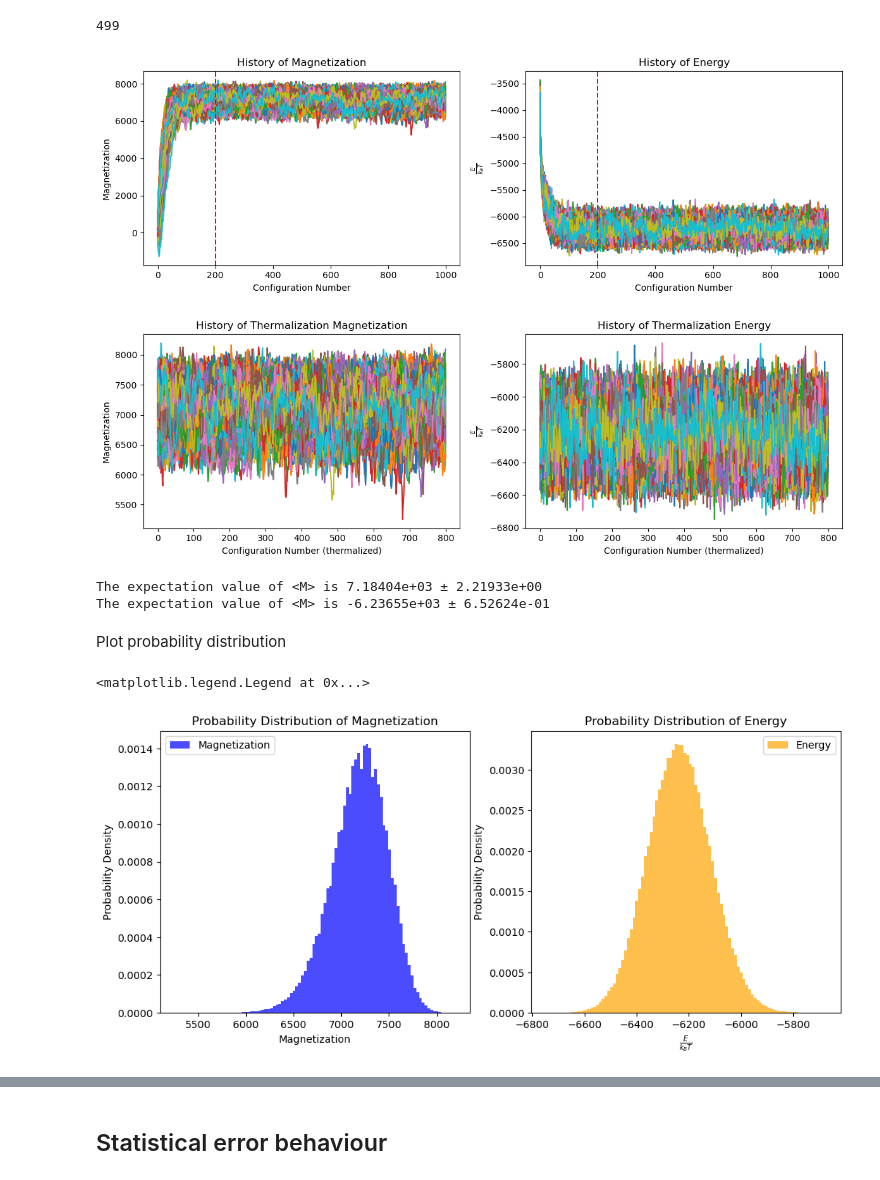
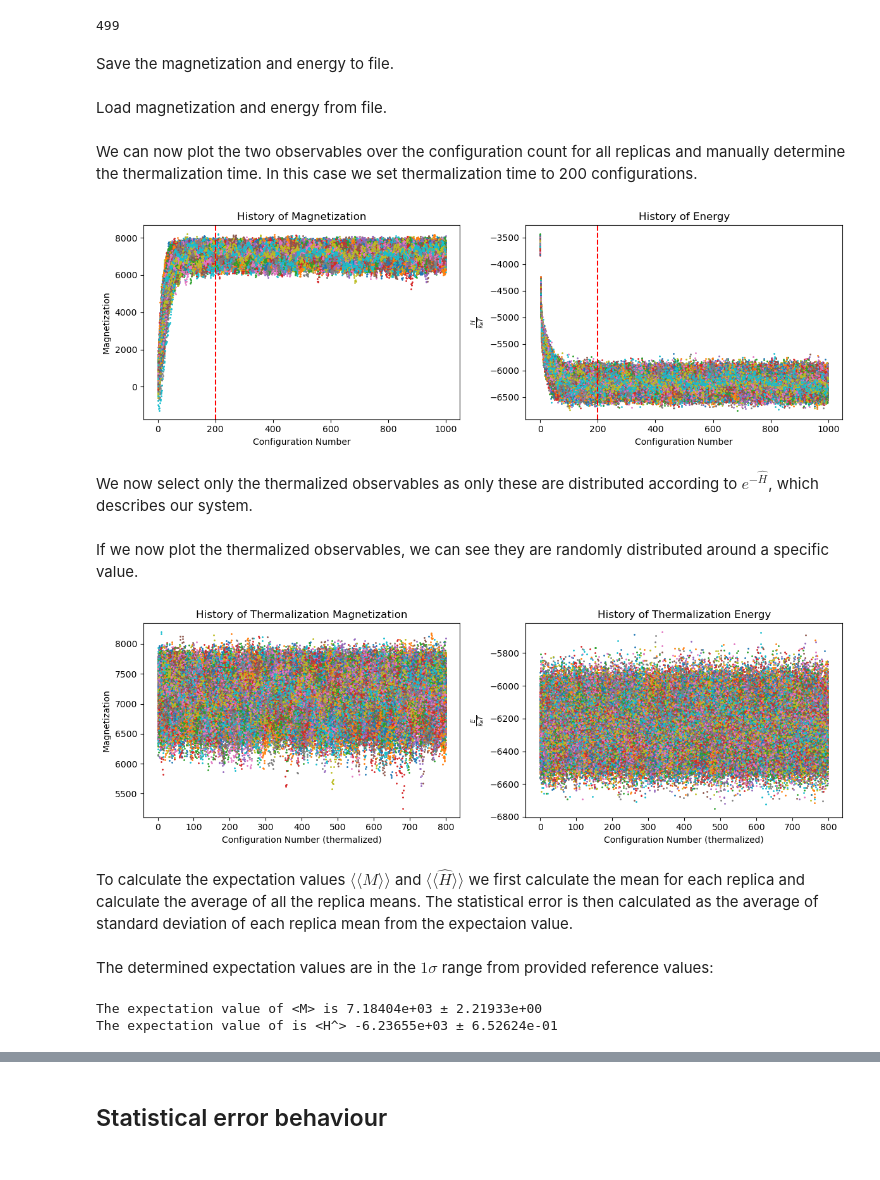
Before and after one commit to Quanta-Dan/comp_phys, a Jupyter notebook: ising.ipynb, the cells around one changed output, grey strips where cells are left out. Cells and saved outputs as stored; diff of their text form; code cells hidden in the pictures.

Commit message:
completed ising first project

```diff
--- a/ising.ipynb
+++ b/ising.ipynb
@@ -145,3 +138,5 @@ for i in range (replica_count):
     energy_replicas.append(energy_history)
 # %% [output]
 499
+# %% [markdown]
+Save the magnetization and energy to file.
@@ -148,17 +146,24 @@ for i in range (replica_count):
+# %% [markdown]
+Load magnetization and energy from file.
+# %%
+magnetization_replicas = np.load(f'ising_output/magnetization_{replica_count}.npy')
+energy_replicas = np.load(f'ising_output/energy_{replica_count}.npy')
+# %% [markdown]
+We can now plot the two observables over the configuration count for all replicas and manually determine the thermalization time. In this case we set thermalization time to 200 configurations.
 # %%
 fig, axes = plt.subplots(1, 2, figsize=(12, 4))
 # Plot Magnetization
 for magnetization_history in magnetization_replicas:
-    axes[0].plot(magnetization_history)
+    axes[0].scatter(range(config_number),magnetization_history, s = 1)
     axes[0].set_xlabel('Configuration Number')
     axes[0].set_ylabel('Magnetization')
     axes[0].set_title('History of Magnetization')
 
 # Plot Energy
 for energy_history in energy_replicas:
-    axes[1].plot(energy_history)
+    axes[1].scatter(range(config_number),energy_history, s = 1)
     axes[1].set_xlabel('Configuration Number')
-    axes[1].set_ylabel(r'$\frac{E}{k_B T}$')
+    axes[1].set_ylabel(r'$\frac{H}{k_B T}$')
     axes[1].set_title('History of Energy')
 
 axes[0].axvline(x=200, color='red', linestyle='--', label='Position 200')
@@ -166,32 +171,38 @@ axes[1].axvline(x=200, color='red', linestyle='--', label='Position 200')
 plt.tight_layout()
 plt.show()
 # %% [output]
-[figure, old version]
+[figure, new version]
+# %% [markdown]
+We now select only the thermalized observables as only these are distributed according to $e^{-\hat{H}}$, which describes our system.
 # %%
 Thermalization_start = 200
 magnetization_replicas_array = np.array(magnetization_replicas)
 energy_replicas_cropped = np.array(energy_replicas)[:,Thermalization_start:]
 magnetization_replicas_cropped = magnetization_replicas_array[:,Thermalization_start:]
+# %% [markdown]
+If we now plot the thermalized observables, we can see they are randomly distributed around a specific value.
 # %%
 fig, axes = plt.subplots(1, 2, figsize=(12, 4))
 # Plot Magnetization
 for i in range(magnetization_replicas_cropped.shape[0]):
-    axes[0].plot(magnetization_replicas_cropped[i,:])
+    axes[0].scatter(range(config_number-Thermalization_start),magnetization_replicas_cropped[i,:], s = 1)
 axes[0].set_xlabel('Configuration Number (thermalized)')
 axes[0].set_ylabel('Magnetization')
 axes[0].set_title('History of Thermalization Magnetization')
 
 # Plot Energy
 for i in range(energy_replicas_cropped.shape[0]):
-    axes[1].plot(energy_replicas_cropped[i,:])
+    axes[1].scatter(range(config_number-Thermalization_start),energy_replicas_cropped[i,:], s = 1)
 axes[1].set_xlabel('Configuration Number (thermalized)')
 axes[1].set_ylabel(r'$\frac{E}{k_B T}$')
 axes[1].set_title('History of Thermalization Energy')
 
 plt.tight_layout()
 plt.show()
 # %% [output]
-[figure, old version]
+[figure, new version]
+# %% [markdown]
+To calculate the expectation values $\langle\langle M\rangle\rangle$ and $\langle\langle \hat{H} \rangle\rangle$ we first calculate the mean for each replica and calculate the average of all the replica means. The statistical error is then calculated as the average of standard deviation of each replica mean from the expectaion value.
 # %%
 # expectation value of Magnetization
 replica_magn_means = 0
@@ -211,36 +222,11 @@ for i in range(replica_count):
 
 error_magnetization = (1/(replica_count*(replica_count-1))* magn_stdev)**(0.5)
 error_energy = (1/(replica_count*(replica_count-1))* enrg_stdev)**(0.5)
+# %% [markdown]
+The determined expectation values are in the $1\sigma$ range from provided reference values:
 # %%
 print(f"The expectation value of <M> is {expc_magnetization:.5e} ± {error_magnetization:.5e}")
-print(f"The expectation value of <M> is {expc_energy:.5e} ± {error_energy:.5e}")
+print(f"The expectation value of is <H^> {expc_energy:.5e} ± {error_energy:.5e}")
 # %% [output]
 The expectation value of <M> is 7.18404e+03 ± 2.21933e+00
-The expectation value of <M> is -6.23655e+03 ± 6.52624e-01
+The expectation value of is <H^> -6.23655e+03 ± 6.52624e-01
-# %% [markdown]
-Plot probability distribution
-# %%
-magnetization_data = magnetization_replicas_cropped.reshape(replica_count * (config_number-Thermalization_start))
-energy_data = energy_replicas_cropped.reshape(replica_count * (config_number-Thermalization_start))
-
-# Create subplots
-plt.figure(figsize=(12, 5))
-
-# Plot the first histogram
-plt.subplot(1, 2, 1)
-plt.hist(magnetization_data, bins=100, density=True, alpha=0.7, color='blue', label='Magnetization')
-plt.xlabel('Magnetization')
-plt.ylabel('Probability Density')
-plt.title('Probability Distribution of Magnetization')
-plt.legend()
-
-# Plot the second histogram
-plt.subplot(1, 2, 2)
-plt.hist(energy_data, bins=100, density=True, alpha=0.7, color='orange', label='Energy')
-plt.xlabel(r'$\frac{E}{k_B T}$')
-plt.ylabel('Probability Density')
-plt.title('Probability Distribution of Energy')
-plt.legend()
-# %% [output]
-<matplotlib.legend.Legend at 0x...>
-[figure, removed]
```
Also changed, not shown: parts of 26 cells of this notebook, 2 other files.
